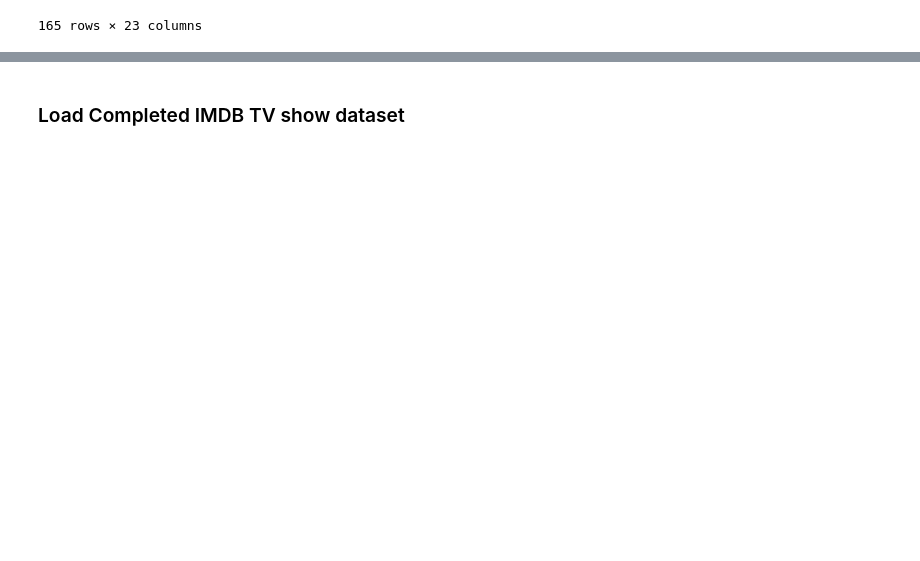
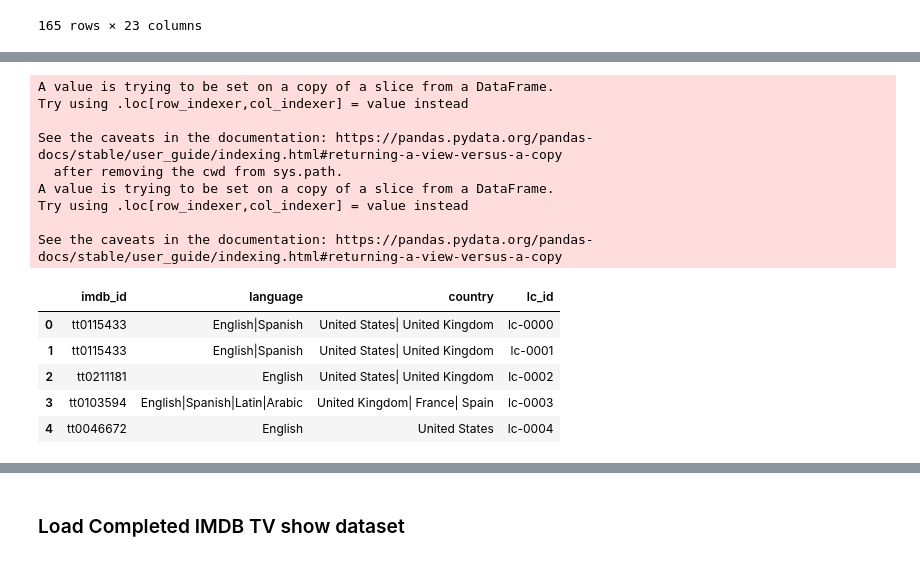
Before and after one commit to Kazmimasooma/Group-1-Disney, a Jupyter notebook: 2_ETL/2_Unify_IMDB_MovieLens.ipynb, the cells around one changed output, grey strips where cells are left out. Drawn from its saved outputs; the diff is of its cells as text; code cells hidden in the pictures; blank space fills up the shorter version.

```diff
--- a/2_ETL/2_Unify_IMDB_MovieLens.ipynb
+++ b/2_ETL/2_Unify_IMDB_MovieLens.ipynb
@@ -261,0 +333,2 @@ for i in merged_disney_df.index:
+# %%
+merged_disney_df.drop(columns=['movie_title', 'year', 'movieId', 'title', 'Genre'], inplace = True)
@@ -266 +353,6 @@ merged_disney_df.to_csv (r'output/ML_bb_ready.csv', index = None, header=True)
+# %%
+merged_disney_df.rename(columns={'imdbID': 'imdb_id', 'Title': 'title', 'Year': 'year', 'Rated': 'rated',\
+                                'Released':'released', 'Runtime': 'runtime', 'IMDBRating': 'imdb_rating',\
+                                'imdbVotes': 'imdb_votes', 'Awards': 'awards', 'Metascore': 'metascore',\
+                                'Language':'language', 'Country': 'country'}, inplace=True)
 # %%
@@ -268,3 +409,25 @@ movies_df = merged_disney_df['imdbID','Title', 'Year', 'Rated', 'Released', 'Run
 # %%
-revenue_df = ['imdbID', 'total_gross', 'inflation_adjusted_gross']
+#create a df for language country
+language_country_df = merged_disney_df[['imdb_id', 'language', 'country']]
+#make a running number
+language_country_df['lc_id'] = np.arange(len(language_country_df))
+#add constant string in front of the running number for Primary Key
+language_country_df['lc_id'] = 'lc-000' + language_country_df['lc_id'].astype(str)
+language_country_df.head()
+# %% [output]
+A value is trying to be set on a copy of a slice from a DataFrame.
+Try using .loc[row_indexer,col_indexer] = value instead
+
+See the caveats in the documentation: https://pandas.pydata.org/pandas-docs/stable/user_guide/indexing.html#returning-a-view-versus-a-copy
+  after removing the cwd from sys.path.
+A value is trying to be set on a copy of a slice from a DataFrame.
+Try using .loc[row_indexer,col_indexer] = value instead
+
+See the caveats in the documentation: https://pandas.pydata.org/pandas-docs/stable/user_guide/indexing.html#returning-a-view-versus-a-copy
+|  | imdb_id | language | country | lc_id |
+| 0 | tt0115433 | English|Spanish | United States| United Kingdom | lc-0000 |
+| 1 | tt0115433 | English|Spanish | United States| United Kingdom | lc-0001 |
+| 2 | tt0211181 | English | United States| United Kingdom | lc-0002 |
+| 3 | tt0103594 | English|Spanish|Latin|Arabic | United Kingdom| France| Spain | lc-0003 |
+| 4 | tt0046672 | English | United States | lc-0004 |
 # %%
```
Also changed, not shown: parts of 40 cells of this notebook.
